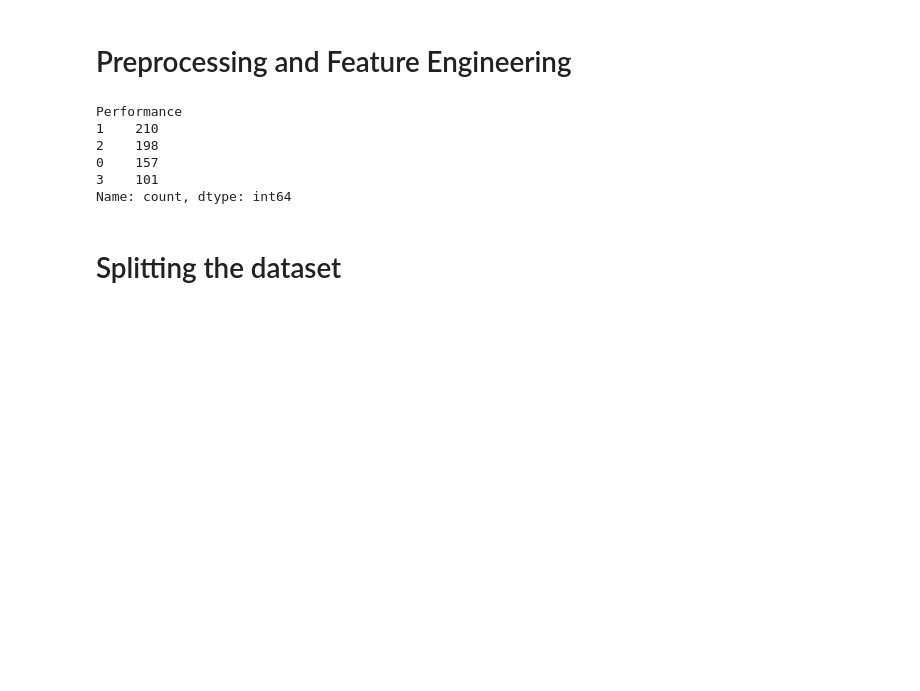
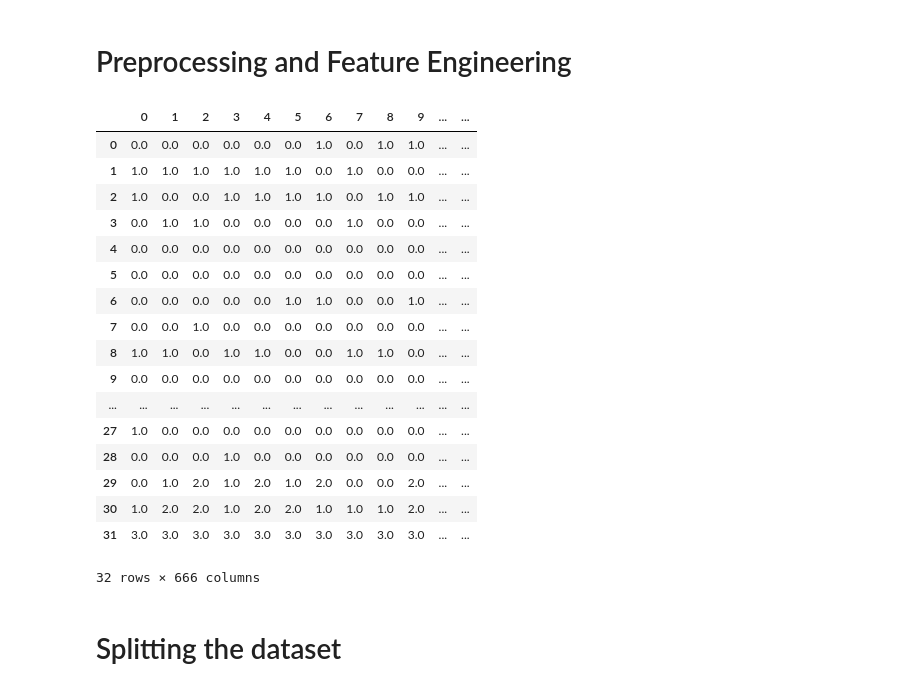
Before and after one commit to Jesus2342/MLOps_Team_33, a Jupyter notebook: MLOps_Team_33/notebooks/Student_Perfomance_models-config.ipynb, the cells around one changed output. Saved outputs shown, nothing was run; the diff lists cells and outputs as text; code cells hidden in the pictures; blank space fills up the shorter version.

```diff
--- a/MLOps_Team_33/notebooks/Student_Perfomance_models-config.ipynb
+++ b/MLOps_Team_33/notebooks/Student_Perfomance_models-config.ipynb
@@ -37,7 +37,7 @@ data, meta = arff.loadarff(config['data']['dataset_arff'])
 # %% [markdown]
 # Loading the data
 # %%
-df = pd.DataFrame(data)
+df = data_load('params.yaml')
 df = df.applymap(lambda x: x.decode('utf-8') if isinstance(x, bytes) else x) #Encoding from byte to string
 
 df.head()
@@ -107,7 +103,7 @@ Name: count, dtype: int64
 # %% [markdown]
 # Preprocessing and Feature Engineering
 # %%
-columns_of_interest=["Performance",'Class_ X_Percentage', 'Class_XII_Percentage', 'medium', 'Caste']
+columns_of_interest=["Performance",'Gender', 'Caste', 'Class_ten_education', 'medium', 'Father_occupation', 'Mother_occupation', 'coaching', 'time', 'Class_ X_Percentage']
 updated_df=df[columns_of_interest]
 # %%
 X=updated_df.drop('Performance',axis=1)
@@ -117,14 +113,15 @@ y= updated_df[['Performance']]
 enc_OneHot = OneHotEncoder(sparse_output=False)
 
 #Columns to apply one hot enconder
-col_X=['Class_ X_Percentage', 'Class_XII_Percentage', 'medium', 'Caste']
+col_X=['Gender', 'Caste', 'Class_ten_education', 'medium', 'Father_occupation', 'Mother_occupation']
 
 
 #Create the transformer
 ct= ColumnTransformer(
     transformers=[
     ("OneHotInXColumns", enc_OneHot,col_X)
-                      ]
+    ],
+    remainder='passthrough'
 )
 
 #Create Label encoder object
@@ -136,6 +133,23 @@ performance_order = {
     'Good': 1,
     'Average': 0
 }
+coaching_order = {
+    'NO': 0,
+    'WA': 1,
+    'OA': 2
+}
+time_order = {
+    'ONE': 1,
+    'TWO': 2,
+    'THREE': 3,
+    'FOUR': 4,
+    'FIVE': 5,
+    'SEVEN': 7
+}
+#Applying LabelEnconder to x
+X['coaching'] = df['coaching'].map(coaching_order)
+X['time'] = df['time'].map(time_order)
+X['Class_ X_Percentage'] = df['Class_ X_Percentage'].map(performance_order)
 # %%
 # Applying OneHot to X
 X = ct.fit_transform(X)
@@ -145,15 +159,27 @@ y_OneHot = enc_OneHot.fit_transform(y)
 #Applying LabelEnconder to y
 df["y_ord_enc"]=ord_enc.fit_transform(y)
 y_Label = df['Performance'].map(performance_order)
-# %%
-y_Label.value_counts()
-# %% [output]
-Performance
-1    210
-2    198
-0    157
-3    101
-Name: count, dtype: int64
+# %%
+pd.DataFrame(X).T
+# %% [output]
+|  | 0 | 1 | 2 | 3 | 4 | 5 | 6 | 7 | 8 | 9 | ... | ... |
+| 0 | 0.0 | 0.0 | 0.0 | 0.0 | 0.0 | 0.0 | 1.0 | 0.0 | 1.0 | 1.0 | ... | ... |
+| 1 | 1.0 | 1.0 | 1.0 | 1.0 | 1.0 | 1.0 | 0.0 | 1.0 | 0.0 | 0.0 | ... | ... |
+| 2 | 1.0 | 0.0 | 0.0 | 1.0 | 1.0 | 1.0 | 1.0 | 0.0 | 1.0 | 1.0 | ... | ... |
+| 3 | 0.0 | 1.0 | 1.0 | 0.0 | 0.0 | 0.0 | 0.0 | 1.0 | 0.0 | 0.0 | ... | ... |
+| 4 | 0.0 | 0.0 | 0.0 | 0.0 | 0.0 | 0.0 | 0.0 | 0.0 | 0.0 | 0.0 | ... | ... |
+| 5 | 0.0 | 0.0 | 0.0 | 0.0 | 0.0 | 0.0 | 0.0 | 0.0 | 0.0 | 0.0 | ... | ... |
+| 6 | 0.0 | 0.0 | 0.0 | 0.0 | 0.0 | 1.0 | 1.0 | 0.0 | 0.0 | 1.0 | ... | ... |
+| 7 | 0.0 | 0.0 | 1.0 | 0.0 | 0.0 | 0.0 | 0.0 | 0.0 | 0.0 | 0.0 | ... | ... |
+| 8 | 1.0 | 1.0 | 0.0 | 1.0 | 1.0 | 0.0 | 0.0 | 1.0 | 1.0 | 0.0 | ... | ... |
+| 9 | 0.0 | 0.0 | 0.0 | 0.0 | 0.0 | 0.0 | 0.0 | 0.0 | 0.0 | 0.0 | ... | ... |
+| ... | ... | ... | ... | ... | ... | ... | ... | ... | ... | ... | ... | ... |
+| 27 | 1.0 | 0.0 | 0.0 | 0.0 | 0.0 | 0.0 | 0.0 | 0.0 | 0.0 | 0.0 | ... | ... |
+| 28 | 0.0 | 0.0 | 0.0 | 1.0 | 0.0 | 0.0 | 0.0 | 0.0 | 0.0 | 0.0 | ... | ... |
+| 29 | 0.0 | 1.0 | 2.0 | 1.0 | 2.0 | 1.0 | 2.0 | 0.0 | 0.0 | 2.0 | ... | ... |
+| 30 | 1.0 | 2.0 | 2.0 | 1.0 | 2.0 | 2.0 | 1.0 | 1.0 | 1.0 | 2.0 | ... | ... |
+| 31 | 3.0 | 3.0 | 3.0 | 3.0 | 3.0 | 3.0 | 3.0 | 3.0 | 3.0 | 3.0 | ... | ... |
+32 rows × 666 columns
 # %% [markdown]
 # Splitting the dataset
 # %%
```
Also changed, not shown: parts of 8 cells of this notebook, 2 other files.
